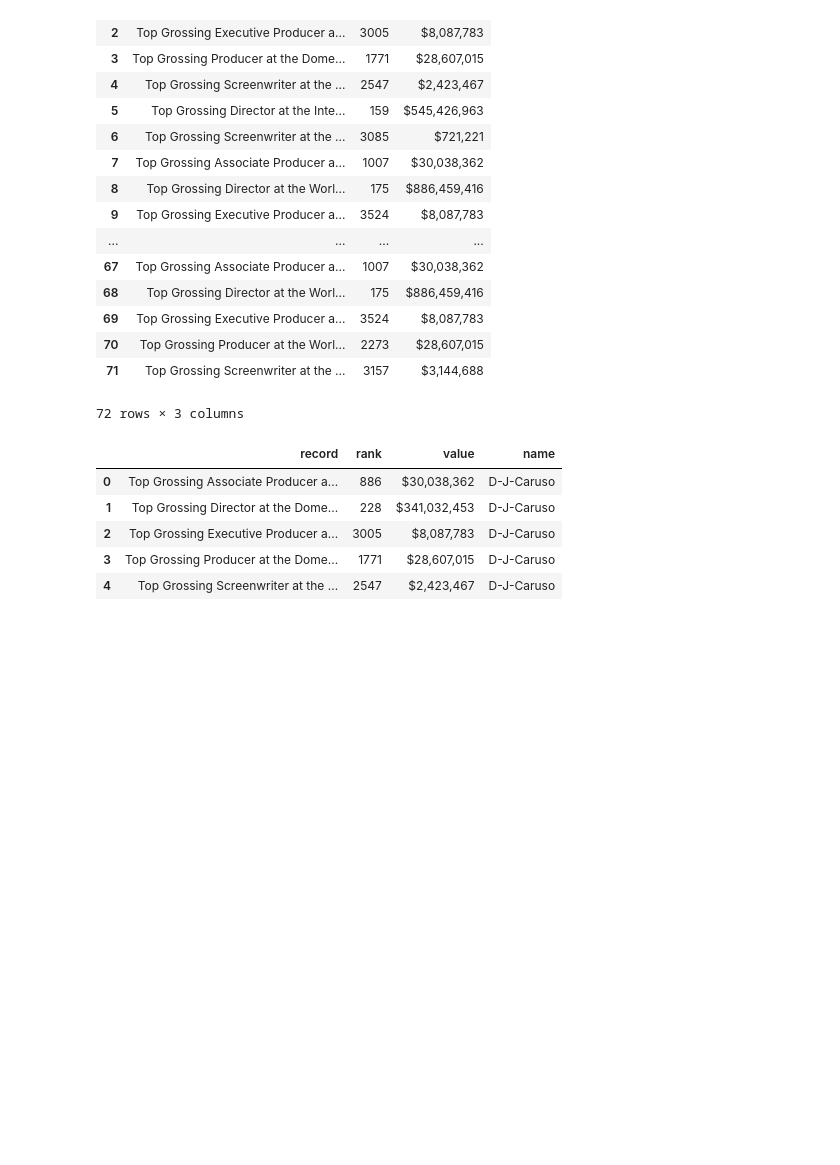
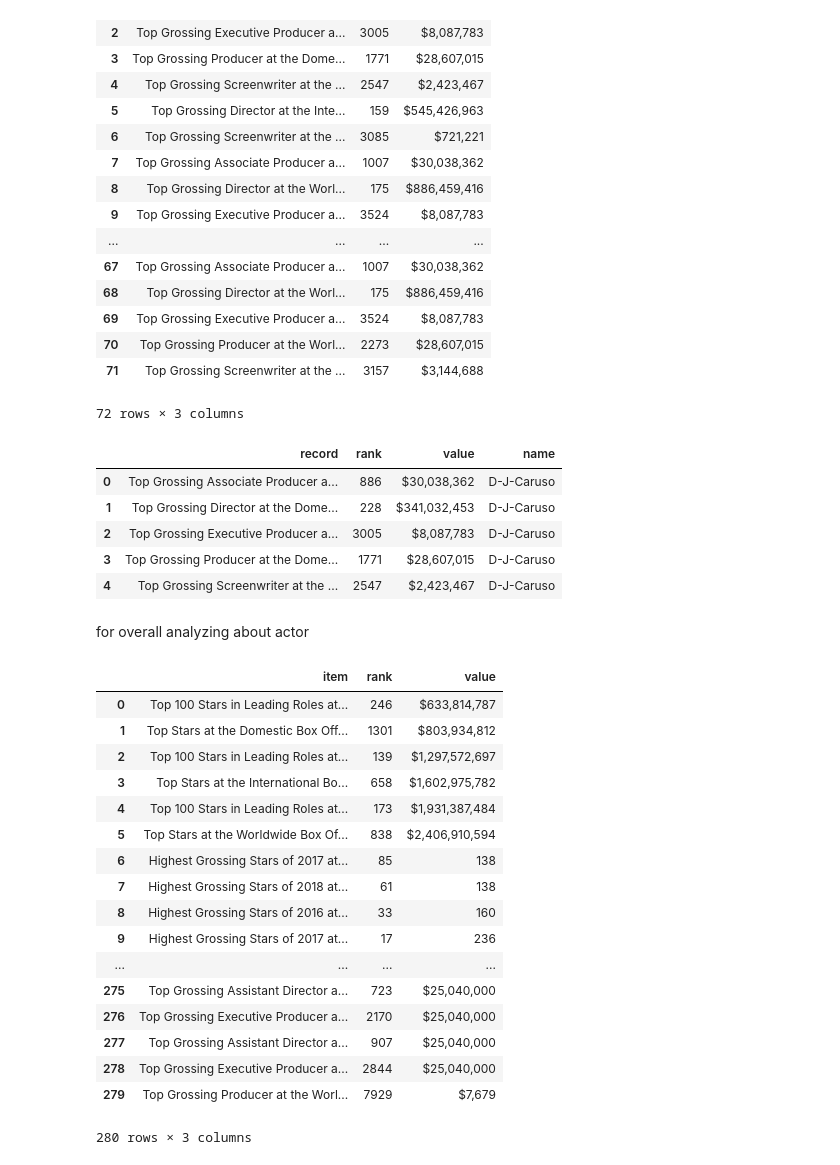
Before and after one commit to qxzhao1/STA-141b-Final-Project, a Jupyter notebook: actor and director data final 1.ipynb, the cells around one changed output. Cells and saved outputs as stored; diff of their text form; code cells hidden in the pictures; blank space fills up the shorter version.

```diff
--- a/actor and director data final 1.ipynb
+++ b/actor and director data final 1.ipynb
@@ -246,0 +255,66 @@ director_data.to_csv('directordata.csv',index=False)
+# %% [markdown]
+for overall analyzing about actor
+# %%
+def myfun2(url):
+    '''this function is used for getting the data for specific study for actor'''
+    url = "https://www.the-numbers.com/person/155860401-Donnie-Yen#tab=summary"
+    res = requests.get(url)
+    soup = BeautifulSoup(res.text, 'lxml')
+    tables = soup.select('table')
+
+    m=pd.read_html(tables[2].prettify())[0][1:]
+    return m
+# %%
+a1=myfun2("https://www.the-numbers.com/person/39880401-Vin-Diesel#tab=summary")
+a2=myfun2("https://www.the-numbers.com/person/155860401-Donnie-Yen#tab=summary")
+a3=myfun2("https://www.the-numbers.com/person/22060401-Gerard-Butler")
+a4=myfun2("https://www.the-numbers.com/person/1159650401-Talitha-Bateman")
+a5=myfun2("https://www.the-numbers.com/person/39880401-Vin-Diesel")
+a6=myfun2("https://www.the-numbers.com/person/72720401-Dwayne-Johnson")
+a7=myfun2("https://www.the-numbers.com/person/540401-Tom-Cruise")
+a8=myfun2("https://www.the-numbers.com/person/487260401-Annabelle-Wallis")
+a9=myfun2("https://www.the-numbers.com/person/1650401-Mark-Wahlberg#tab=summary")
+a10=myfun2("https://www.the-numbers.com/person/80850401-Shia-LaBeouf#tab=summary")
+a11=myfun2("https://www.the-numbers.com/person/82280401-Brie-Larson#tab=summary")
+a12=myfun2("https://www.the-numbers.com/person/670401-Samuel-L-Jackson#tab=summary")
+a13=myfun2("https://www.the-numbers.com/person/11530401-Michael-Bay#tab=summary")
+a14=myfun2("https://www.the-numbers.com/person/60610401-Lasse-HallstrA-m#tab=summary")
+# %%
+a1.columns=["item","rank","value"]
+a2.columns=["item","rank","value"]
+a3.columns=["item","rank","value"]
+a4.columns=["item","rank","value"]
+a5.columns=["item","rank","value"]
+a6.columns=["item","rank","value"]
+a7.columns=["item","rank","value"]
+a8.columns=["item","rank","value"]
+a9.columns=["item","rank","value"]
+a10.columns=["item","rank","value"]
+a11.columns=["item","rank","value"]
+a12.columns=["item","rank","value"]
+a13.columns=["item","rank","value"]
+a14.columns=["item","rank","value"]
+# %%
+actordata=pd.concat([a1,a2,a3,a4,a5,a6,a7,a8,a9,a10,a11,a12,a13,a14])
+actordata = actordata.reset_index()
+actordata=actordata.drop('index',1)
+actordata
+# %% [output]
+|  | item | rank | value |
+| 0 | Top 100 Stars in Leading Roles at... | 246 | $633,814,787 |
+| 1 | Top Stars at the Domestic Box Off... | 1301 | $803,934,812 |
+| 2 | Top 100 Stars in Leading Roles at... | 139 | $1,297,572,697 |
+| 3 | Top Stars at the International Bo... | 658 | $1,602,975,782 |
+| 4 | Top 100 Stars in Leading Roles at... | 173 | $1,931,387,484 |
+| 5 | Top Stars at the Worldwide Box Of... | 838 | $2,406,910,594 |
+| 6 | Highest Grossing Stars of 2017 at... | 85 | 138 |
+| 7 | Highest Grossing Stars of 2018 at... | 61 | 138 |
+| 8 | Highest Grossing Stars of 2016 at... | 33 | 160 |
+| 9 | Highest Grossing Stars of 2017 at... | 17 | 236 |
+| ... | ... | ... | ... |
+| 275 | Top Grossing Assistant Director a... | 723 | $25,040,000 |
+| 276 | Top Grossing Executive Producer a... | 2170 | $25,040,000 |
+| 277 | Top Grossing Assistant Director a... | 907 | $25,040,000 |
+| 278 | Top Grossing Executive Producer a... | 2844 | $25,040,000 |
+| 279 | Top Grossing Producer at the Worl... | 7929 | $7,679 |
+280 rows × 3 columns
```
Also changed, not shown: parts of 21 cells of this notebook.
